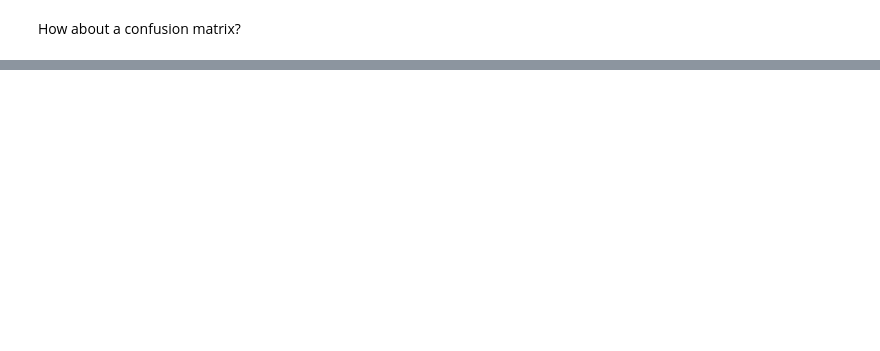
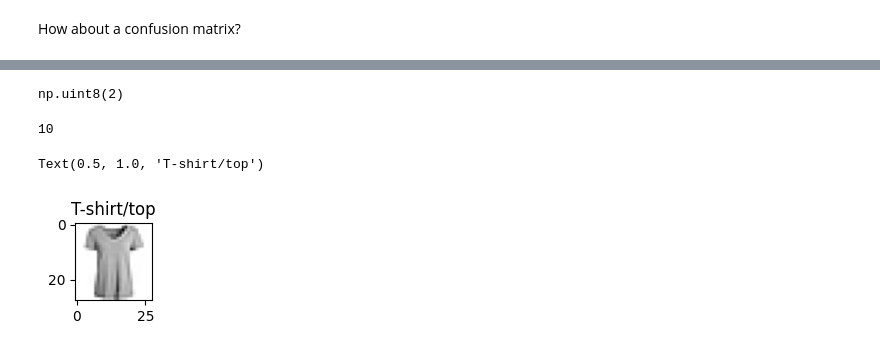
Before and after one commit to leohfigueiredo/Tensorflow, a Jupyter notebook: 02_neural_network_classification_with_tensorflow.ipynb, the cells around one changed output, grey strips where cells are left out. Drawn from its saved outputs; the diff is of its cells as text; code cells hidden in the pictures; blank space fills up the shorter version.

```diff
--- a/02_neural_network_classification_with_tensorflow.ipynb
+++ b/02_neural_network_classification_with_tensorflow.ipynb
@@ -876,0 +948,6 @@ array([[101,   0],
+# %%
+import tensorflow as tf
+from tensorflow.keras.datasets import fashion_mnist
+
+#The data has already been sorted into training and test sets for us
+(train_data, train_labels), (test_data, test_labels) = fashion_mnist.load_data()
@@ -876,0 +998,24 @@ array([[101,   0],
+# %%
+# Check out sample label
+train_labels[7]
+# %% [output]
+np.uint8(2)
+# %%
+# Create a smal list so we can index onto our training labels so they're human readable
+class_names = ["T-shirt/top", "Trouser", "Pullover", "Dress", "Coat", "Sandal", "Shirt", "Sneaker", "Bag", "Ankle boot"]
+len(class_names)
+# %% [output]
+10
+# %%
+# Plot an example image and its label
+
+from operator import index
+
+
+index_of_choice = 2180    # change this value to see other examples
+plt.figure(figsize=(1,1))
+plt.imshow(train_data[index_of_choice], cmap=plt.cm.binary)
+plt.title(class_names[train_labels[index_of_choice]])
+# %% [output]
+Text(0.5, 1.0, 'T-shirt/top')
+[figure, added]
```
Also changed, not shown: parts of 38 cells of this notebook.
